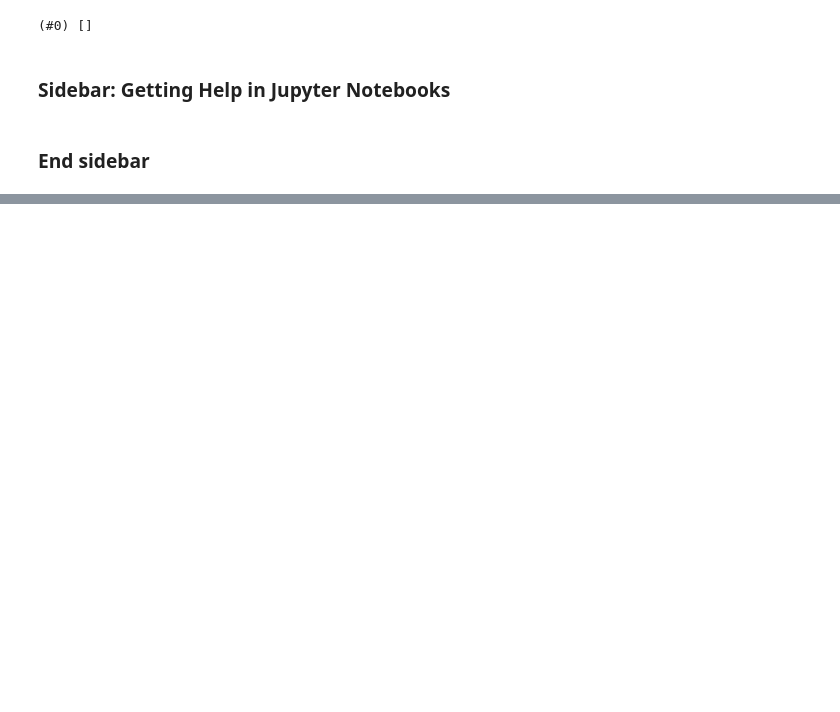
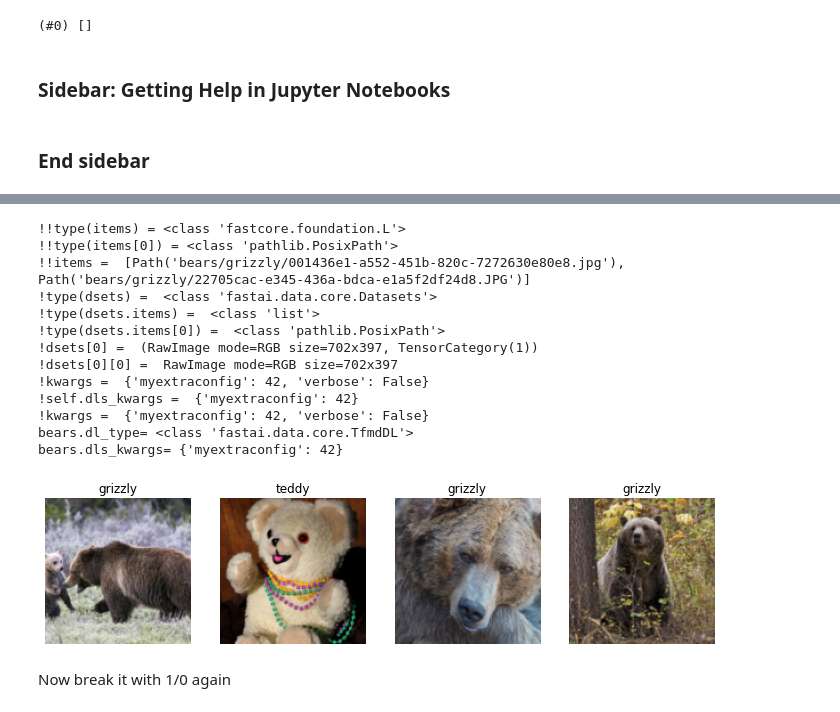
Before and after one commit to bencoman/fastbook, a Jupyter notebook: clean/02_production-Copy1.ipynb, the cells around one changed output, grey strips where cells are left out. Saved outputs shown, nothing was run; the diff lists cells and outputs as text; code cells hidden in the pictures; blank space fills up the shorter version.

```diff
--- a/clean/02_production-Copy1.ipynb
+++ b/clean/02_production-Copy1.ipynb
@@ -258,0 +167,74 @@ VBox([widgets.Label('Select your bear!'),
+# %%
+class MyDataBlock(DataBlock):
+    def datasets(self,
+        source, # The data source
+        verbose:bool=False, # Show verbose messages
+    ) -> Datasets:
+        self.source = source                     ; pv(f"Collecting items from {source}", verbose)
+        items = (self.get_items or noop)(source) ; pv(f"Found {len(items)} items", verbose)
+        splits = (self.splitter or RandomSplitter())(items)
+        pv(f"{len(splits)} datasets of sizes {','.join([str(len(s)) for s in splits])}", verbose)
+        print('!!type(items) =', type(items) )
+        print('!!type(items[0]) =', type(items[0]) )
+        print('!!items = ', items[:2])
+        return Datasets(items, tfms=self._combine_type_tfms(), splits=splits, dl_type=self.dl_type, n_inp=self.n_inp, verbose=verbose)
+
+    def dataloaders(self,
+        source, # The data source
+        path:str='.', # Data source and default `Learner` path
+        verbose:bool=False, # Show verbose messages
+        **kwargs
+    ) -> DataLoaders:
+        dsets = self.datasets(source, verbose=verbose)
+        print('!type(dsets) = ', type(dsets) )
+        print('!type(dsets.items) = ', type(dsets.items) )
+        print('!type(dsets.items[0]) = ', type(dsets.items[0]) )
+        print('!dsets[0] = ', dsets[0])
+        print('!dsets[0][0] = ', dsets[0][0])
+        kwargs = {**self.dls_kwargs, **kwargs, 'verbose': verbose}
+        print('!kwargs = ', kwargs)
+        print('!self.dls_kwargs = ', self.dls_kwargs)
+        print('!kwargs = ', kwargs)
+        return dsets.dataloaders(path=path, after_item=self.item_tfms, after_batch=self.batch_tfms, **kwargs)
+
+class RawImage(PILImage):
+    def dummy():
+        return 1
+#    def __init__(self):
+#        1/0
+#    @classmethod
+#    def create(cls, secondsomething, **kwargs):
+#        print('RawImage kwargs=', kwargs, flush=True)
+#        1/0
+
+def RawImageBlock(cls:PILBase=RawImage, **kwargs):
+    "A `TransformBlock` for images of `cls`"
+    return TransformBlock(type_tfms=cls.create, batch_tfms=IntToFloatTensor, dls_kwargs=kwargs)
+
+bears = MyDataBlock(
+    blocks=(RawImageBlock(myextraconfig=42), CategoryBlock),
+    get_items=get_image_files,
+    splitter=RandomSplitter(valid_pct=0.2, seed=42),
+    get_y=parent_label,
+    item_tfms=Resize(128))
+dls = bears.dataloaders(path)
+dls.valid.show_batch(max_n=4, nrows=1)
+print('bears.dl_type=', bears.dl_type)
+print('bears.dls_kwargs=', bears.dls_kwargs)
+# %% [output]
+!!type(items) = <class 'fastcore.foundation.L'>
+!!type(items[0]) = <class 'pathlib.PosixPath'>
+!!items =  [Path('bears/grizzly/001436e1-a552-451b-820c-7272630e80e8.jpg'), Path('bears/grizzly/22705cac-e345-436a-bdca-e1a5f2df24d8.JPG')]
+!type(dsets) =  <class 'fastai.data.core.Datasets'>
+!type(dsets.items) =  <class 'list'>
+!type(dsets.items[0]) =  <class 'pathlib.PosixPath'>
+!dsets[0] =  (RawImage mode=RGB size=702x397, TensorCategory(1))
+!dsets[0][0] =  RawImage mode=RGB size=702x397
+!kwargs =  {'myextraconfig': 42, 'verbose': False}
+!self.dls_kwargs =  {'myextraconfig': 42}
+!kwargs =  {'myextraconfig': 42, 'verbose': False}
+bears.dl_type= <class 'fastai.data.core.TfmdDL'>
+bears.dls_kwargs= {'myextraconfig': 42}
+[figure, added]
+# %% [markdown]
+Now break it with 1/0 again
```
Also changed, not shown: parts of 79 cells of this notebook.
